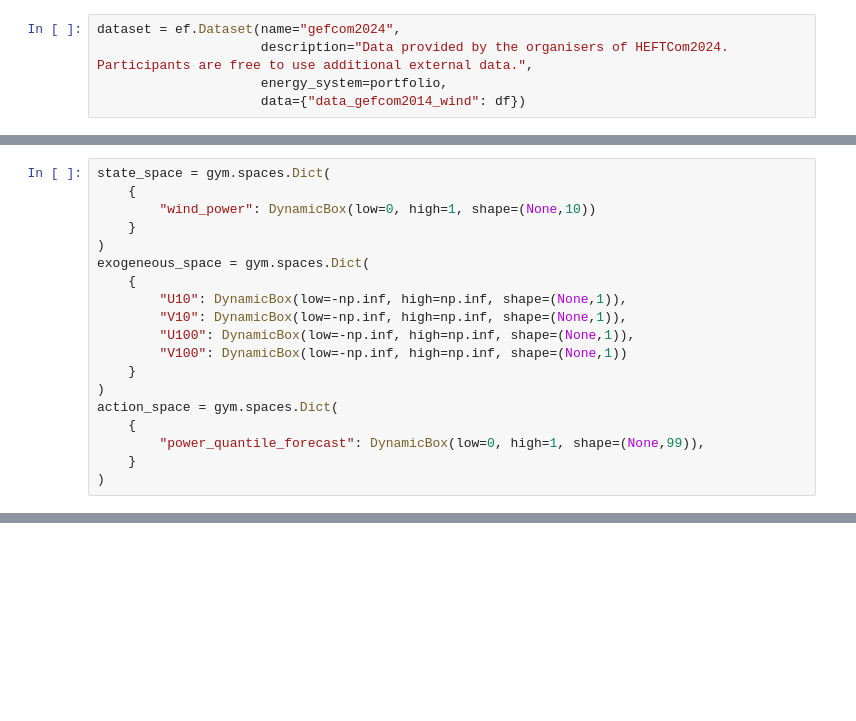
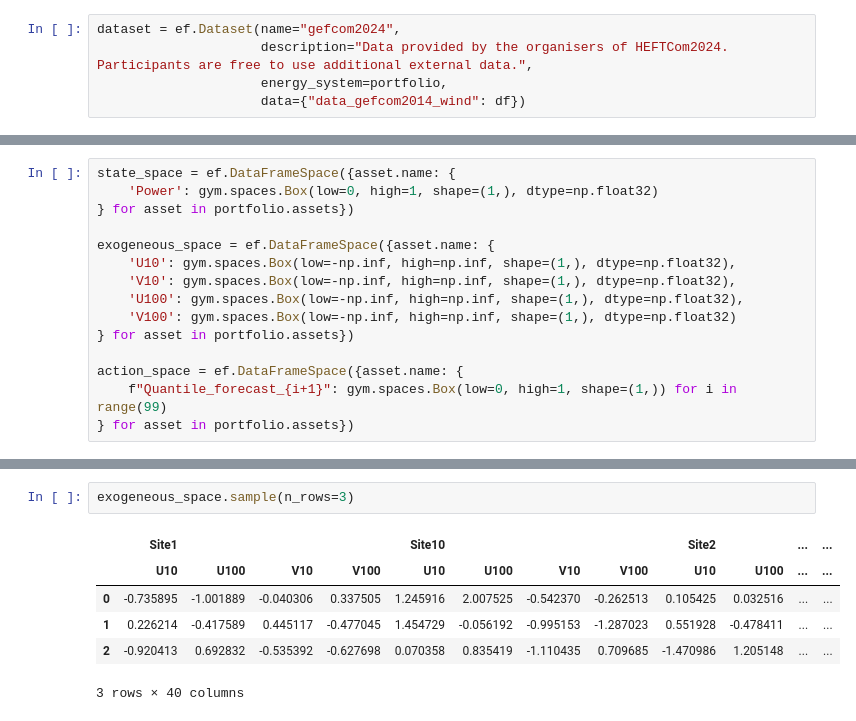
Before and after one commit to rebase-energy/treewe, a Jupyter notebook: treen/examples/gefcom2014-wind.ipynb, the cells around one changed output, grey strips where cells are left out. Cells and saved outputs as stored; diff of their text form; blank space fills up the shorter version.

```diff
--- a/treen/examples/gefcom2014-wind.ipynb
+++ b/treen/examples/gefcom2014-wind.ipynb
@@ -95,19 +37,15 @@ class DynamicBox(Box):
 # %%
-state_space = gym.spaces.Dict(
-    {
-        "wind_power": DynamicBox(low=0, high=1, shape=(None,10))
-    }
-)
-exogeneous_space = gym.spaces.Dict(
-    {
-        "U10": DynamicBox(low=-np.inf, high=np.inf, shape=(None,1)),
-        "V10": DynamicBox(low=-np.inf, high=np.inf, shape=(None,1)),
-        "U100": DynamicBox(low=-np.inf, high=np.inf, shape=(None,1)),
-        "V100": DynamicBox(low=-np.inf, high=np.inf, shape=(None,1))
-    }
-)
-action_space = gym.spaces.Dict(
-    {
-        "power_quantile_forecast": DynamicBox(low=0, high=1, shape=(None,99)),
-    }
-)
+state_space = ef.DataFrameSpace({asset.name: {
+    'Power': gym.spaces.Box(low=0, high=1, shape=(1,), dtype=np.float32)
+} for asset in portfolio.assets})
+
+exogeneous_space = ef.DataFrameSpace({asset.name: {
+    'U10': gym.spaces.Box(low=-np.inf, high=np.inf, shape=(1,), dtype=np.float32),
+    'V10': gym.spaces.Box(low=-np.inf, high=np.inf, shape=(1,), dtype=np.float32),
+    'U100': gym.spaces.Box(low=-np.inf, high=np.inf, shape=(1,), dtype=np.float32),
+    'V100': gym.spaces.Box(low=-np.inf, high=np.inf, shape=(1,), dtype=np.float32)
+} for asset in portfolio.assets})
+
+action_space = ef.DataFrameSpace({asset.name: {
+    f"Quantile_forecast_{i+1}": gym.spaces.Box(low=0, high=1, shape=(1,)) for i in range(99)
+} for asset in portfolio.assets})
@@ -113,0 +61,9 @@ action_space = gym.spaces.Dict(
+# %%
+exogeneous_space.sample(n_rows=3)
+# %% [output]
+|  | Site1 |  |  |  | Site10 |  |  |  | Site2 |  | ... | ... |
+|  | U10 | U100 | V10 | V100 | U10 | U100 | V10 | V100 | U10 | U100 | ... | ... |
+| 0 | -0.735895 | -1.001889 | -0.040306 | 0.337505 | 1.245916 | 2.007525 | -0.542370 | -0.262513 | 0.105425 | 0.032516 | ... | ... |
+| 1 | 0.226214 | -0.417589 | 0.445117 | -0.477045 | 1.454729 | -0.056192 | -0.995153 | -1.287023 | 0.551928 | -0.478411 | ... | ... |
+| 2 | -0.920413 | 0.692832 | -0.535392 | -0.627698 | 0.070358 | 0.835419 | -1.110435 | 0.709685 | -1.470986 | 1.205148 | ... | ... |
+3 rows × 40 columns
```
Also changed, not shown: parts of 25 cells of this notebook, 3 other files.
